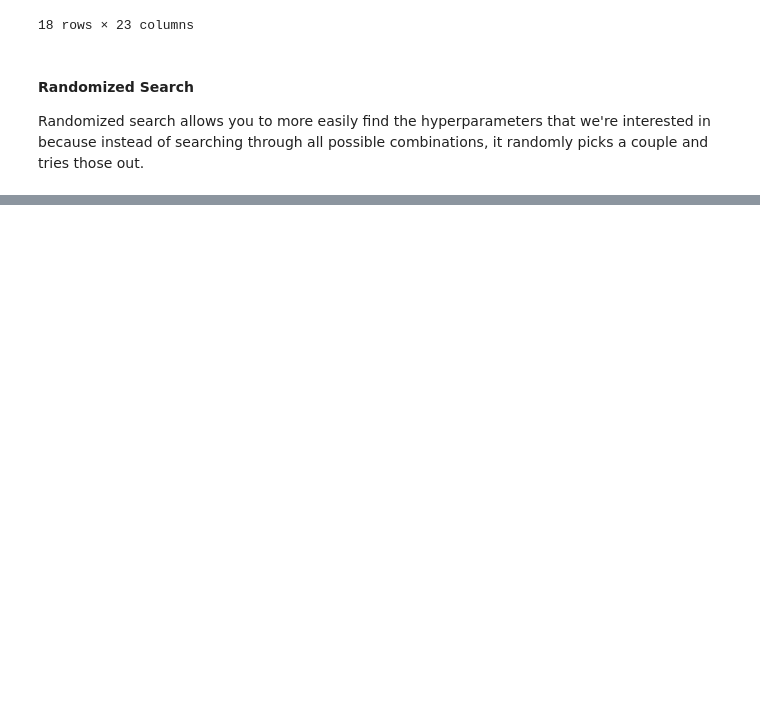
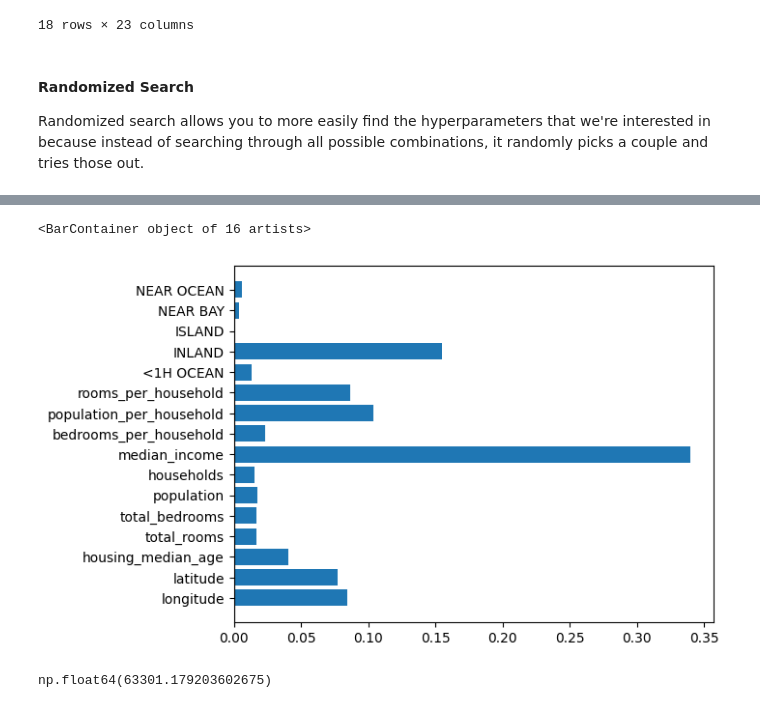
Before and after one commit to amisha26/Hands-on-Machine-Learning, a Jupyter notebook: Hands-On-Machine-Learning-Project/Chapter_2.ipynb, the cells around one changed output, grey strips where cells are left out. Drawn from its saved outputs; the diff is of its cells as text; code cells hidden in the pictures; blank space fills up the shorter version.

Commit message:
features importance list

```diff
--- a/Hands-On-Machine-Learning-Project/Chapter_2.ipynb
+++ b/Hands-On-Machine-Learning-Project/Chapter_2.ipynb
@@ -817,0 +823,3 @@ rnd_search.fit(train_data, train_labels)
+# %%
+features_importances = grid_search.best_estimator_.feature_importances_
+features_importances
@@ -817,0 +855,16 @@ rnd_search.fit(train_data, train_labels)
+# %%
+plt.barh(y=features, width=features_importances.tolist())
+# %% [output]
+<BarContainer object of 16 artists>
+[figure, added]
+# %%
+final_model = grid_search.best_estimator_
+
+final_predictions = final_model.predict(test_data)
+
+final_mse = mean_squared_error(test_labels, final_predictions)
+final_rmse = np.sqrt(final_mse)
+
+final_rmse
+# %% [output]
+np.float64(63301.179203602675)
```
Also changed, not shown: parts of 4 cells of this notebook.
